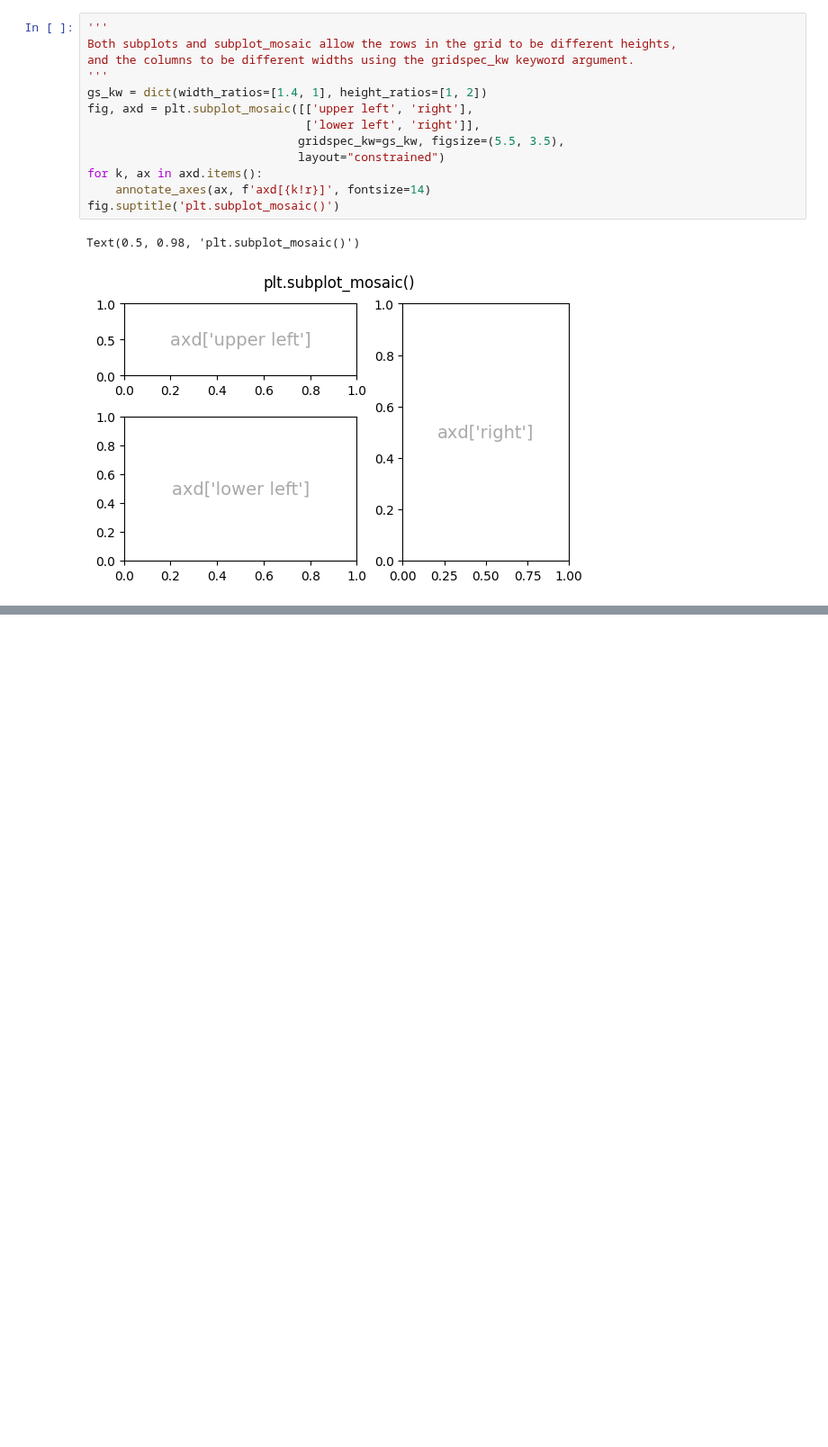
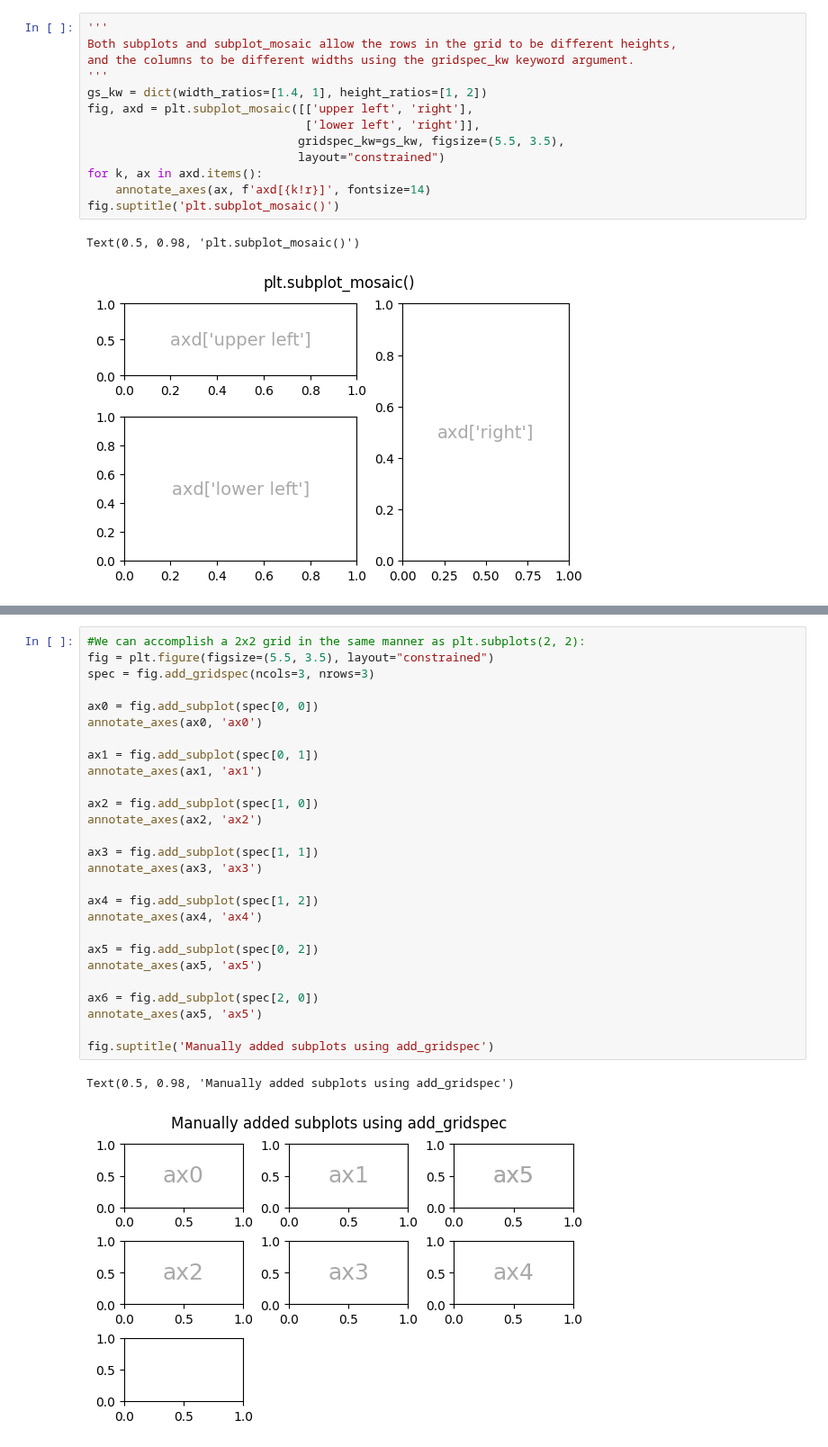
Before and after one commit to manasesmutembei11/ML, a Jupyter notebook: matplotlib_axes&subplots.ipynb, the cells around one changed output, grey strips where cells are left out. Shown at 90% size. Saved outputs shown, nothing was run; the diff lists cells and outputs as text; blank space fills up the shorter version.

```diff
--- a/matplotlib_axes&subplots.ipynb
+++ b/matplotlib_axes&subplots.ipynb
@@ -162,0 +193,30 @@ Text(0.5, 0.98, 'plt.subplot_mosaic()')
+# %%
+#We can accomplish a 2x2 grid in the same manner as plt.subplots(2, 2):
+fig = plt.figure(figsize=(5.5, 3.5), layout="constrained")
+spec = fig.add_gridspec(ncols=3, nrows=3)
+
+ax0 = fig.add_subplot(spec[0, 0])
+annotate_axes(ax0, 'ax0')
+
+ax1 = fig.add_subplot(spec[0, 1])
+annotate_axes(ax1, 'ax1')
+
+ax2 = fig.add_subplot(spec[1, 0])
+annotate_axes(ax2, 'ax2')
+
+ax3 = fig.add_subplot(spec[1, 1])
+annotate_axes(ax3, 'ax3')
+
+ax4 = fig.add_subplot(spec[1, 2])
+annotate_axes(ax4, 'ax4')
+
+ax5 = fig.add_subplot(spec[0, 2])
+annotate_axes(ax5, 'ax5')
+
+ax6 = fig.add_subplot(spec[2, 0])
+annotate_axes(ax5, 'ax5')
+
+fig.suptitle('Manually added subplots using add_gridspec')
+# %% [output]
+Text(0.5, 0.98, 'Manually added subplots using add_gridspec')
+[figure, added]
```
Also changed, not shown: parts of 3 cells of this notebook.
